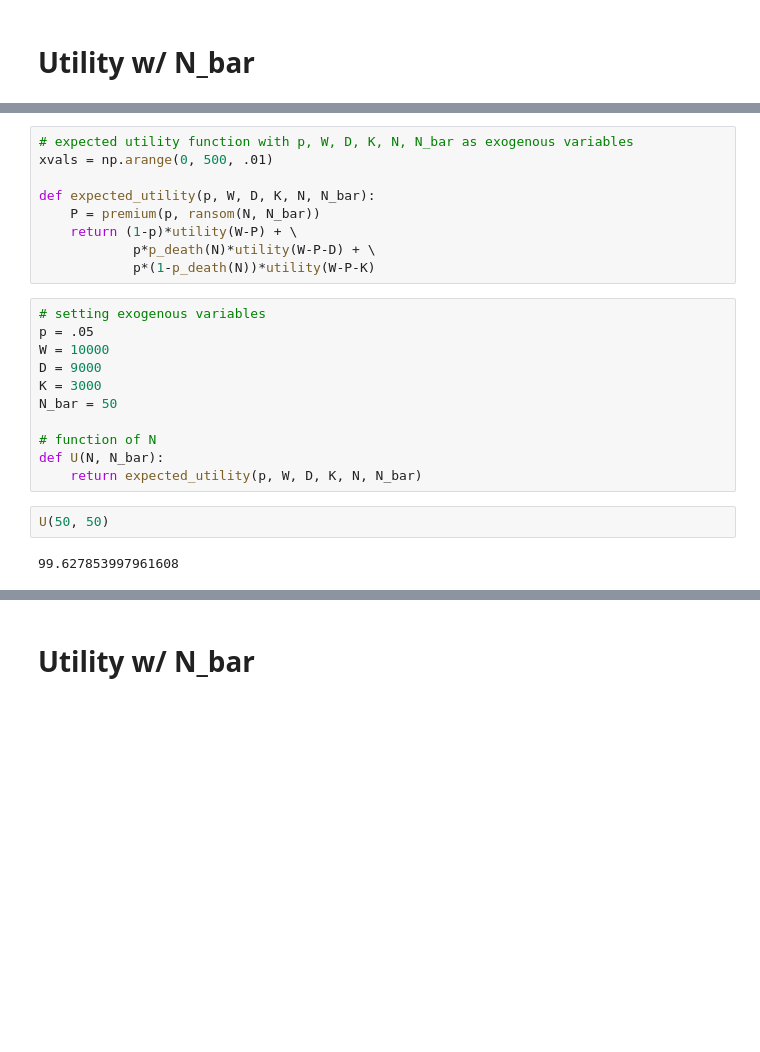
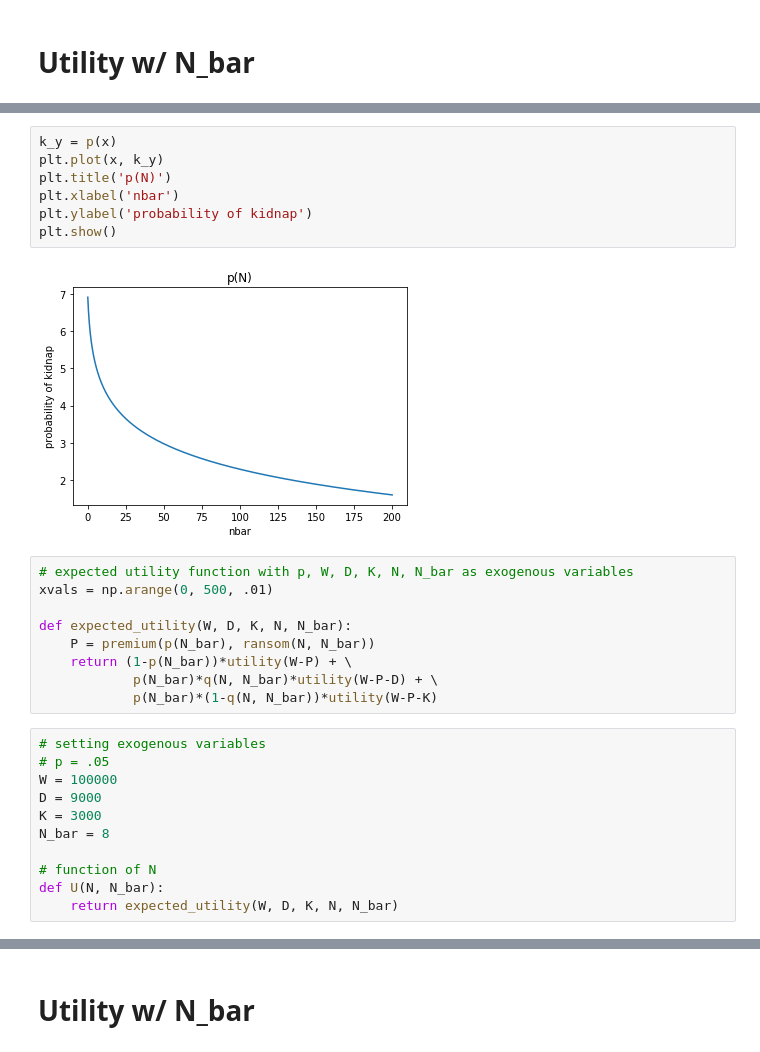
Before and after one commit to szwang/kr-insurance-models, a Jupyter notebook: negotiation-model-with-nbar.ipynb, the cells around one changed output, grey strips where cells are left out. Drawn from its saved outputs; the diff is of its cells as text; blank space fills up the shorter version.

```diff
--- a/negotiation-model-with-nbar.ipynb
+++ b/negotiation-model-with-nbar.ipynb
@@ -75,24 +63,29 @@ plt.show()
+# %%
+k_y = p(x)
+plt.plot(x, k_y)
+plt.title('p(N)')
+plt.xlabel('nbar')
+plt.ylabel('probability of kidnap')
+plt.show()
+# %% [output]
+[figure, added]
 # %%
 # expected utility function with p, W, D, K, N, N_bar as exogenous variables
 xvals = np.arange(0, 500, .01)
 
-def expected_utility(p, W, D, K, N, N_bar):
-    P = premium(p, ransom(N, N_bar))
-    return (1-p)*utility(W-P) + \
-            p*p_death(N)*utility(W-P-D) + \
-            p*(1-p_death(N))*utility(W-P-K)
+def expected_utility(W, D, K, N, N_bar):
+    P = premium(p(N_bar), ransom(N, N_bar))
+    return (1-p(N_bar))*utility(W-P) + \
+            p(N_bar)*q(N, N_bar)*utility(W-P-D) + \
+            p(N_bar)*(1-q(N, N_bar))*utility(W-P-K)
 # %%
 # setting exogenous variables
-p = .05
-W = 10000
+# p = .05
+W = 100000
 D = 9000
 K = 3000
-N_bar = 50
+N_bar = 8
 
 # function of N
 def U(N, N_bar):
-    return expected_utility(p, W, D, K, N, N_bar)
+    return expected_utility(W, D, K, N, N_bar)
-# %%
-U(50, 50)
-# %% [output]
-99.627853997961608
```
Also changed, not shown: parts of 18 cells of this notebook, 2 other files.
